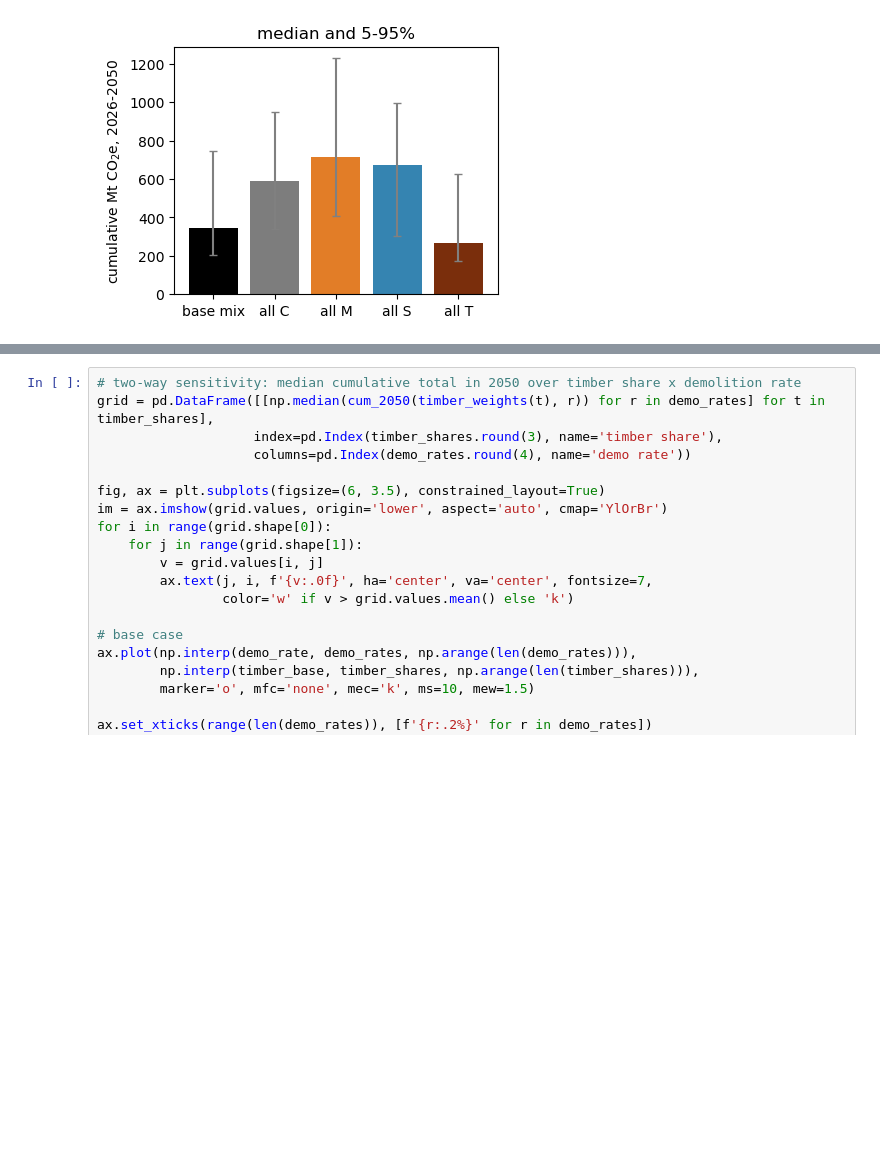
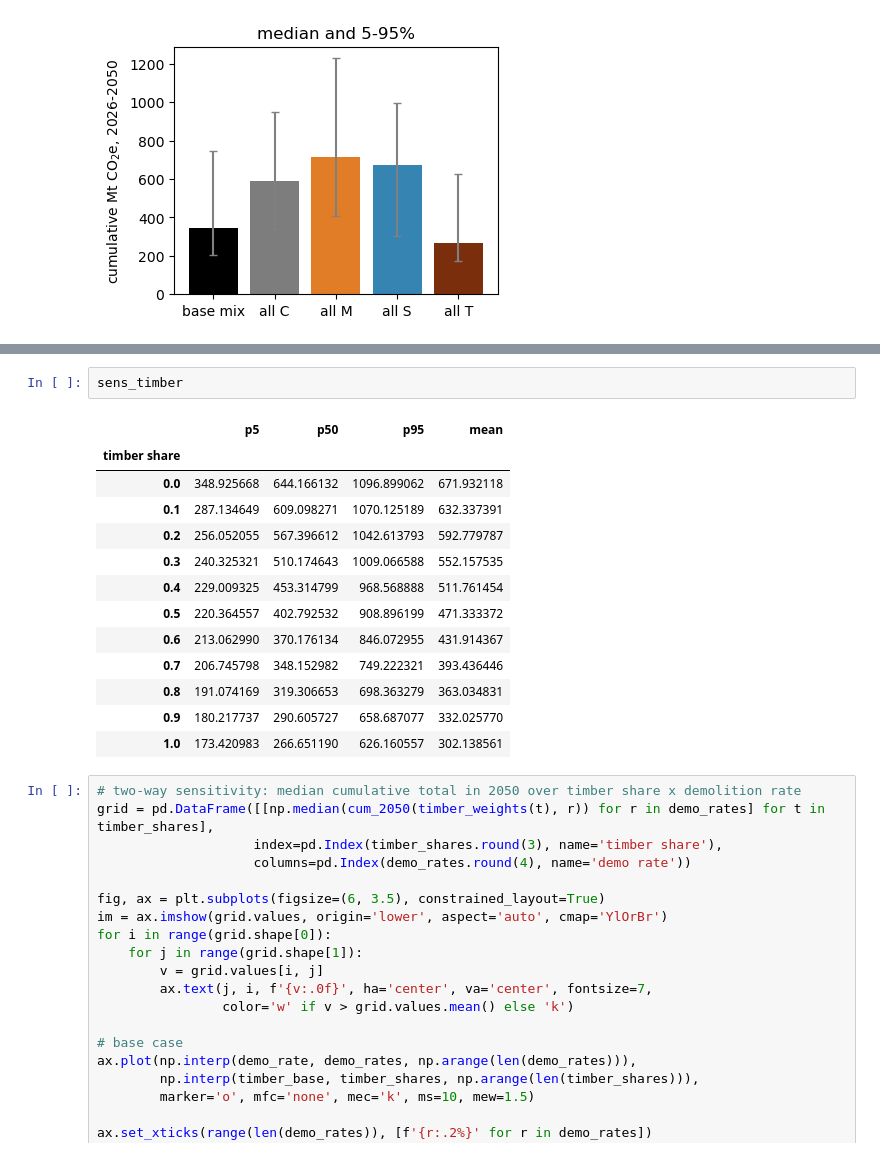
Before and after one commit to KeaganHRankin/rasmi_sampler, a Jupyter notebook: shahid_casestudy.ipynb, the cells around one changed output, grey strips where cells are left out. Saved outputs shown, nothing was run; the diff lists cells and outputs as text; blank space fills up the shorter version.

```diff
--- a/shahid_casestudy.ipynb
+++ b/shahid_casestudy.ipynb
@@ -380,3 +380,19 @@ ax[0].legend(frameon=False)
+# %%
+sens_timber
+# %% [output]
+|  | p5 | p50 | p95 | mean |
+| timber share |  |  |  |  |
+| 0.0 | 348.925668 | 644.166132 | 1096.899062 | 671.932118 |
+| 0.1 | 287.134649 | 609.098271 | 1070.125189 | 632.337391 |
+| 0.2 | 256.052055 | 567.396612 | 1042.613793 | 592.779787 |
+| 0.3 | 240.325321 | 510.174643 | 1009.066588 | 552.157535 |
+| 0.4 | 229.009325 | 453.314799 | 968.568888 | 511.761454 |
+| 0.5 | 220.364557 | 402.792532 | 908.896199 | 471.333372 |
+| 0.6 | 213.062990 | 370.176134 | 846.072955 | 431.914367 |
+| 0.7 | 206.745798 | 348.152982 | 749.222321 | 393.436446 |
+| 0.8 | 191.074169 | 319.306653 | 698.363279 | 363.034831 |
+| 0.9 | 180.217737 | 290.605727 | 658.687077 | 332.025770 |
+| 1.0 | 173.420983 | 266.651190 | 626.160557 | 302.138561 |
 # %%
 # two-way sensitivity: median cumulative total in 2050 over timber share x demolition rate
 grid = pd.DataFrame([[np.median(cum_2050(timber_weights(t), r)) for r in demo_rates] for t in timber_shares],
```
Also changed, not shown: parts of 1 cell of this notebook.
